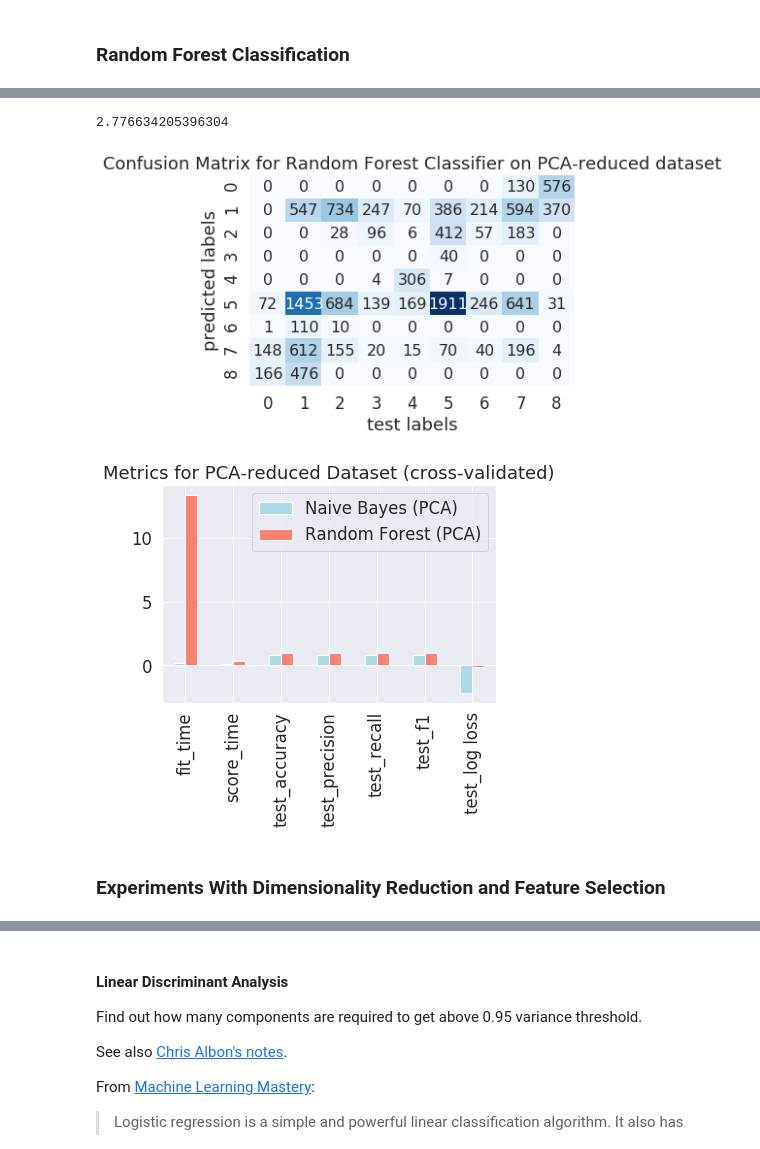
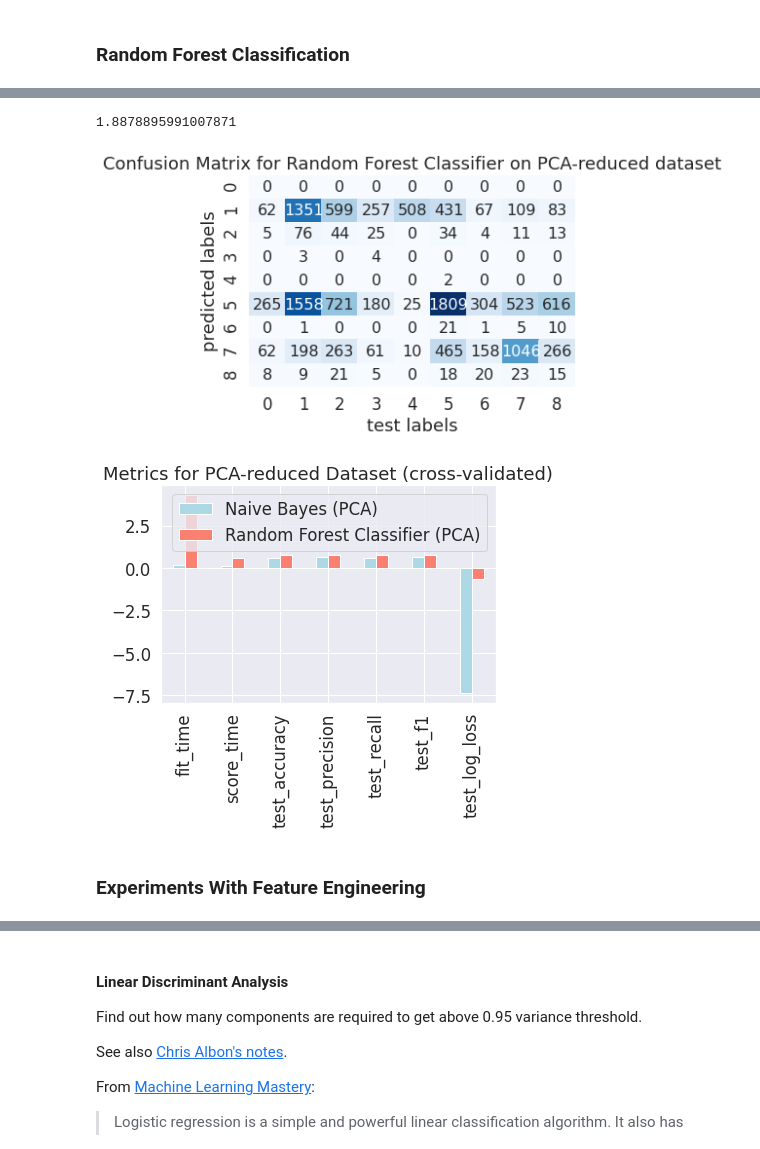
Before and after one commit to sophiabrandt/ZTM-Complete-Machine-Learning-Data-Science, a Jupyter notebook: notebooks/otto/kaggle-otto.ipynb, the cells around one changed output, grey strips where cells are left out. Cells and saved outputs as stored; diff of their text form; code cells hidden in the pictures.

```diff
--- a/notebooks/otto/kaggle-otto.ipynb
+++ b/notebooks/otto/kaggle-otto.ipynb
@@ -194,0 +233,13 @@ X_train, X_test, y_train, y_test = train_test_split(X, y, test_size=0.2)
+# %%
+# Split data into sets
+np.random.seed(42)
+
+X = df.drop(['id', 'target'], axis=1)
+y = df.target
+
+train, validate, test = train_validate_test_split(df)
+
+X_train, y_train = train.drop(['id', 'target'], axis=1), train.target
+X_val, y_val = validate.drop(['id', 'target'], axis=1), validate.target
+X_test, y_test = test.drop(['id', 'target'], axis=1), test.target
+X_train.shape, X_val.shape, X_test.shape, y_train.shape, y_val.shape, y_test.shape
@@ -260,7 +312,7 @@ plt.title('Explained Variance');
 # Create PCA
 pca = PCA(n_components=80, whiten=True)
 X_train_pca = pca.fit_transform(X_train)
-X_test_pca = pca.fit_transform(X_test)
+X_val_pca = pca.fit_transform(X_val)
 
-X_train_pca.shape, X_test_pca.shape
+X_train_pca.shape, X_val_pca.shape
 # %% [output]
@@ -340,7 +395,8 @@ plt.title('Confusion Matrix for Naive Bayes on PCA-reduced dataset');
 ### Random Forest Classification
 # %%
 # Initialize and fit Random Forest Classifier
-rf_pca_clf = RandomForestClassifier().fit(X_train_pca, y_train)
+rf_pca_clf = RandomForestClassifier(max_samples=8000,
+                                    random_state=42).fit(X_train_pca, y_train)
 # %%
 # Show scores
 rf_pca_metrics = average_score_on_cross_val_classification(rf_pca_clf, X, y)
@@ -356,32 +412,32 @@ rf_pca_metrics
 # %%
 # Create predictions
-y_preds_rf_pca = rf_pca_clf.predict(X_test_pca)
-y_preds_rf_proba_pca = rf_pca_clf.predict_proba(X_test_pca)
+y_preds_rf_pca = rf_pca_clf.predict(X_val_pca)
+y_preds_rf_proba_pca = rf_pca_clf.predict_proba(X_val_pca)
 # %%
-log_loss(y_test, y_preds_rf_proba_pca)
+log_loss(y_val, y_preds_rf_proba_pca)
 # %% [output]
-2.776634205396304
+1.8878895991007871
 # %%
 # Confusion Matrix
-naive_bayes_pca_conf_mat = confusion_matrix(y_test, y_preds_naive_bayes_pca)
+rf_pca_conf_mat = confusion_matrix(y_val, y_preds_rf_pca)
 
 sns.set(font_scale=1.5)
-sns.heatmap(naive_bayes_pca_conf_mat.T, annot=True, fmt='d', annot_kws={'size': 16}, cmap='Blues', cbar=False)
+sns.heatmap(rf_pca_conf_mat.T, annot=True, fmt='d', annot_kws={'size': 16}, cmap='Blues', cbar=False)
 plt.xlabel('test labels')
 plt.ylabel('predicted labels')
 plt.title('Confusion Matrix for Random Forest Classifier on PCA-reduced dataset');
 # %% [output]
-[figure, old version]
+[figure, new version]
 # %%
 # Visualize cross-validated metrics
 compare_metrics_df = pd.DataFrame({'Naive Bayes (PCA)': naive_bayes_pca_metrics,
-                                   'Random Forest (PCA)': rf_pca_metrics},
+                                   'Random Forest Classifier (PCA)': rf_pca_metrics},
                                   index=naive_bayes_pca_metrics.keys())
 
 compare_metrics_df.plot(title='Metrics for PCA-reduced Dataset (cross-validated)',
                         color=['lightblue', 'salmon'],
                         kind='bar');
 # %% [output]
-[figure, old version]
+[figure, new version]
 # %% [markdown]
-### Experiments With Dimensionality Reduction and Feature Selection
+### Experiments With Feature Engineering
```
Also changed, not shown: parts of 68 cells of this notebook.
